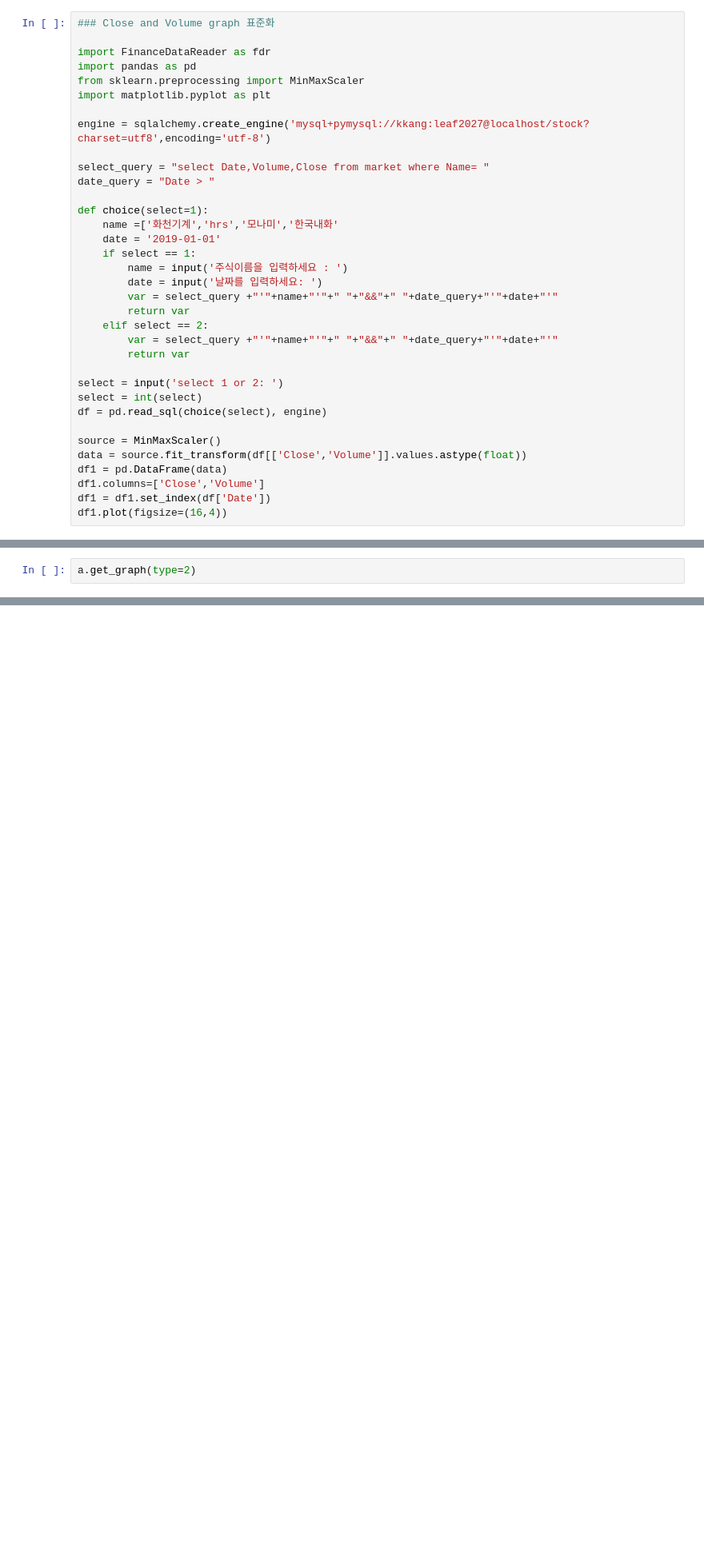
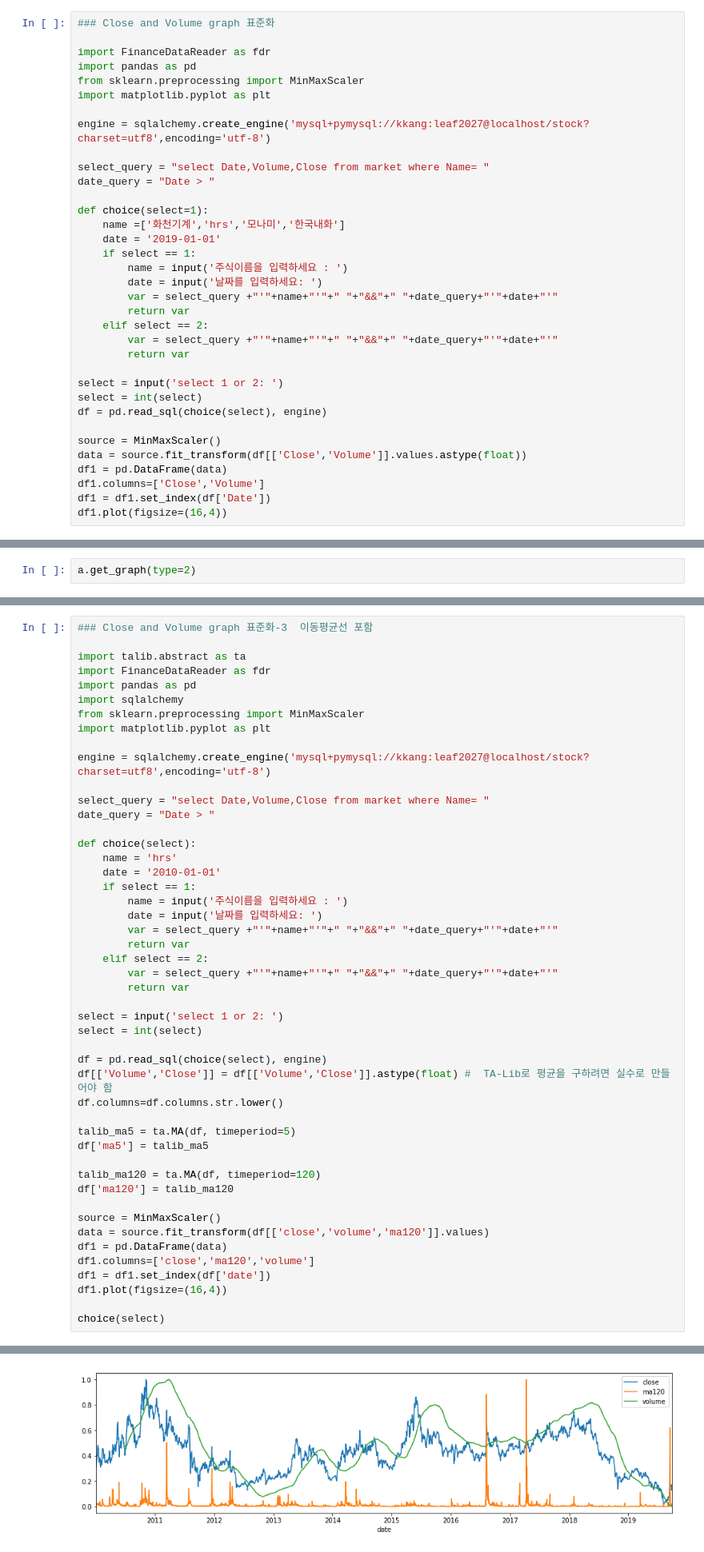
Before and after one commit to linux386/first_module, a Jupyter notebook: Attempt.ipynb, the cells around one changed output, grey strips where cells are left out. Shown at 80% size. Saved outputs shown, nothing was run; the diff lists cells and outputs as text; blank space fills up the shorter version.

Commit message:
kkang

```diff
--- a/Attempt.ipynb
+++ b/Attempt.ipynb
@@ -543,7 +543,7 @@ select_query = "select Date,Volume,Close from market where Name= "
 date_query = "Date > "
 
 def choice(select=1):
-    name =['화천기계','hrs','모나미','한국내화'
+    name =['화천기계','hrs','모나미','한국내화']
     date = '2019-01-01'
     if select == 1:
         name = input('주식이름을 입력하세요 : ')
@@ -1369,3 +1369,52 @@ x_range_future = np.arange(len(results[0]))
 plt.xticks(x_range_future[::30], date_ori[::30])
 
 plt.show()
+# %%
+### Close and Volume graph 표준화-3  이동평균선 포함
+
+import talib.abstract as ta
+import FinanceDataReader as fdr
+import pandas as pd
+import sqlalchemy
+from sklearn.preprocessing import MinMaxScaler
+import matplotlib.pyplot as plt
+
+engine = sqlalchemy.create_engine('mysql+pymysql://kkang:leaf2027@localhost/stock?charset=utf8',encoding='utf-8')
+
+select_query = "select Date,Volume,Close from market where Name= "
+date_query = "Date > "
+
+def choice(select):
+    name = 'hrs'
+    date = '2010-01-01'
+    if select == 1:
+        name = input('주식이름을 입력하세요 : ')
+        date = input('날짜를 입력하세요: ')
+        var = select_query +"'"+name+"'"+" "+"&&"+" "+date_query+"'"+date+"'"
+        return var
+    elif select == 2:
+        var = select_query +"'"+name+"'"+" "+"&&"+" "+date_query+"'"+date+"'"
+        return var
+
+select = input('select 1 or 2: ')
+select = int(select)
+
+df = pd.read_sql(choice(select), engine)
+df[['Volume','Close']] = df[['Volume','Close']].astype(float) #  TA-Lib로 평균을 구하려면 실수로 만들어야 함
+df.columns=df.columns.str.lower()
+
+talib_ma5 = ta.MA(df, timeperiod=5)
+df['ma5'] = talib_ma5
+
+talib_ma120 = ta.MA(df, timeperiod=120)
+df['ma120'] = talib_ma120
+
+source = MinMaxScaler()
+data = source.fit_transform(df[['close','volume','ma120']].values)
+df1 = pd.DataFrame(data)
+df1.columns=['close','ma120','volume']
+df1 = df1.set_index(df['date'])
+df1.plot(figsize=(16,4))
+
+choice(select)
+# %% [output]
@@ -1371,0 +1423 @@ plt.show()
+[figure, added]
```
Also changed, not shown: parts of 1 cell of this notebook, 5 other files.
